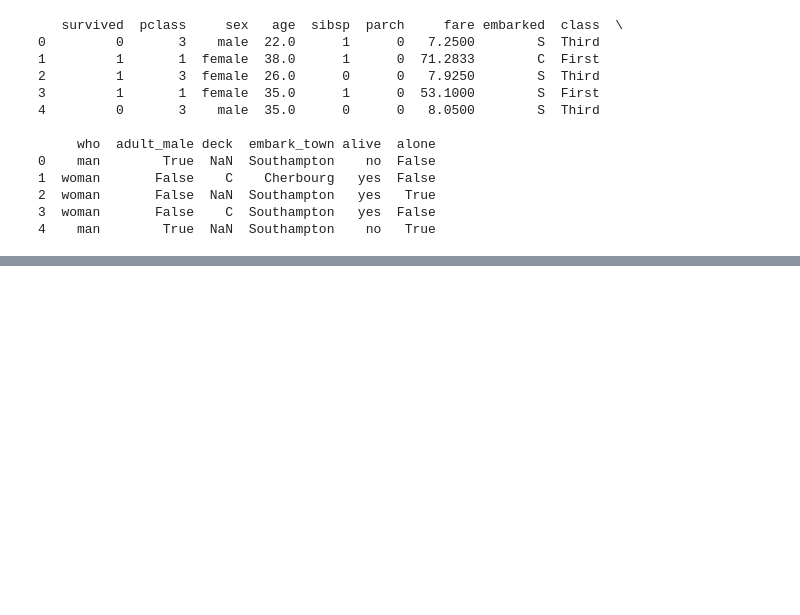
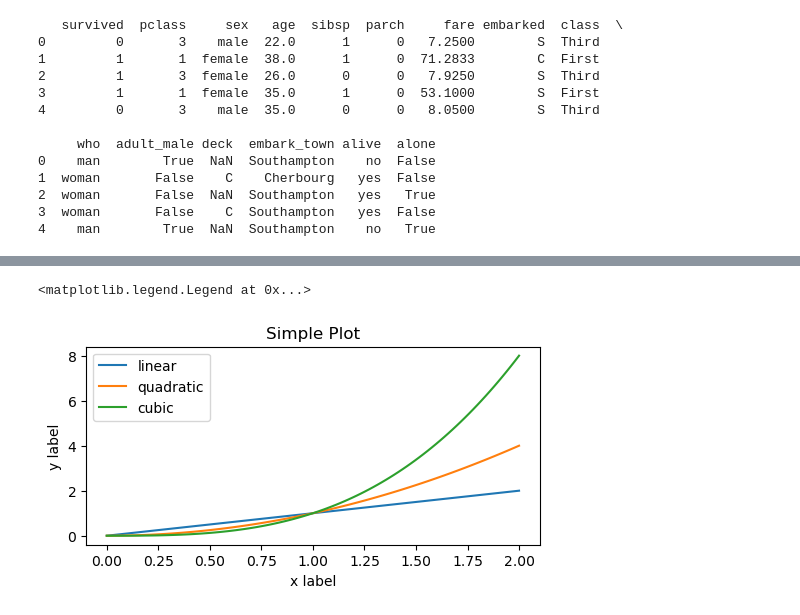
Before and after one commit to GoodestGreenGuy/matplotlibwork, a Jupyter notebook: scratch.ipynb, the cells around one changed output, grey strips where cells are left out. Cells and saved outputs as stored; diff of their text form; code cells hidden in the pictures; blank space fills up the shorter version.

```diff
--- a/scratch.ipynb
+++ b/scratch.ipynb
@@ -27,0 +64,15 @@ print(titan_df.head())
+# %%
+x = np.linspace(0, 2, 100)  # Sample data.
+
+# Note that even in the OO-style, we use `.pyplot.figure` to create the Figure.
+fig, ax = plt.subplots(figsize=(5, 2.7), layout='constrained')
+ax.plot(x, x, label='linear')  # Plot some data on the Axes.
+ax.plot(x, x**2, label='quadratic')  # Plot more data on the Axes...
+ax.plot(x, x**3, label='cubic')  # ... and some more.
+ax.set_xlabel('x label')  # Add an x-label to the Axes.
+ax.set_ylabel('y label')  # Add a y-label to the Axes.
+ax.set_title("Simple Plot")  # Add a title to the Axes.
+ax.legend()  # Add a legend.
+# %% [output]
+<matplotlib.legend.Legend at 0x...>
+[figure, added]
```
Also changed, not shown: parts of 14 cells of this notebook, 1 other file.
